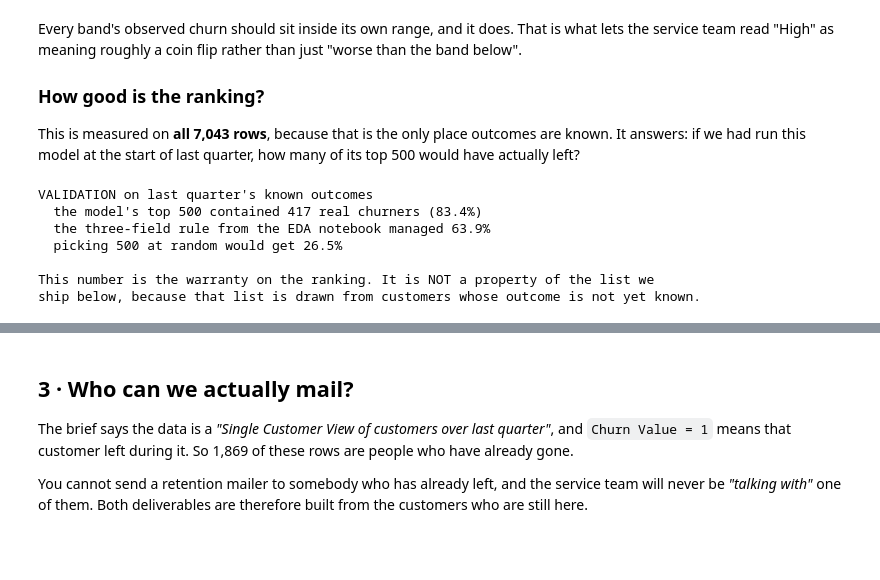
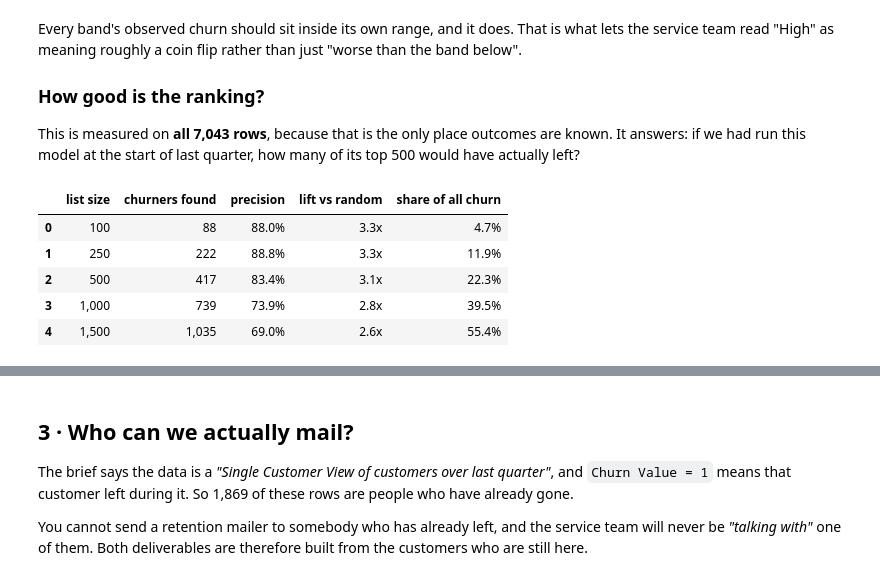
Before and after one commit to oum4r/df-swan-teleco-consulting, a Jupyter notebook: C - Business.ipynb, the cells around one changed output, grey strips where cells are left out. Drawn from its saved outputs; the diff is of its cells as text; code cells hidden in the pictures; blank space fills up the shorter version.

```diff
--- a/C - Business.ipynb
+++ b/C - Business.ipynb
@@ -138,21 +138,25 @@ than the band below".
 This is measured on **all 7,043 rows**, because that is the only place outcomes are known.
 It answers: if we had run this model at the start of last quarter, how many of its top 500
 would have actually left?
-# %%
-hist_top = scored.nlargest(500, "churn_probability")
-print(f"VALIDATION on last quarter's known outcomes")
-print(f"  the model's top 500 contained {int(hist_top['Churn Value'].sum())} real churners "
-      f"({hist_top['Churn Value'].mean():.1%})")
-print(f"  the three-field rule from the EDA notebook managed 63.9%")
-print(f"  picking 500 at random would get {BASE:.1%}")
-print()
-print("This number is the warranty on the ranking. It is NOT a property of the list we")
-print("ship below, because that list is drawn from customers whose outcome is not yet known.")
-# %% [output]
-VALIDATION on last quarter's known outcomes
-  the model's top 500 contained 417 real churners (83.4%)
-  the three-field rule from the EDA notebook managed 63.9%
-  picking 500 at random would get 26.5%
-
-This number is the warranty on the ranking. It is NOT a property of the list we
-ship below, because that list is drawn from customers whose outcome is not yet known.
+# %%
+# Rank all 7,043 as they stood at the start of last quarter, take the top k,
+# and count how many of those people actually left.
+order = np.argsort(-scored["churn_probability"].values)
+outcomes = scored["Churn Value"].values[order]
+total_churn = int(scored["Churn Value"].sum())
+
+rows = []
+for k in [100, 250, 500, 1000, 1500]:
+    caught = int(outcomes[:k].sum())
+    rows.append({"list size": k, "churners found": caught, "precision": caught / k,
+                 "lift vs random": caught / k / BASE, "share of all churn": caught / total_churn})
+backtest = pd.DataFrame(rows)
+backtest.style.format({"list size": "{:,}", "churners found": "{:,}", "precision": "{:.1%}",
+                       "lift vs random": "{:.1f}x", "share of all churn": "{:.1%}"})
+# %% [output]
+|  | list size | churners found | precision | lift vs random | share of all churn |
+| 0 | 100 | 88 | 88.0% | 3.3x | 4.7% |
+| 1 | 250 | 222 | 88.8% | 3.3x | 11.9% |
+| 2 | 500 | 417 | 83.4% | 3.1x | 22.3% |
+| 3 | 1,000 | 739 | 73.9% | 2.8x | 39.5% |
+| 4 | 1,500 | 1,035 | 69.0% | 2.6x | 55.4% |
```
Also changed, not shown: parts of 7 cells of this notebook.
